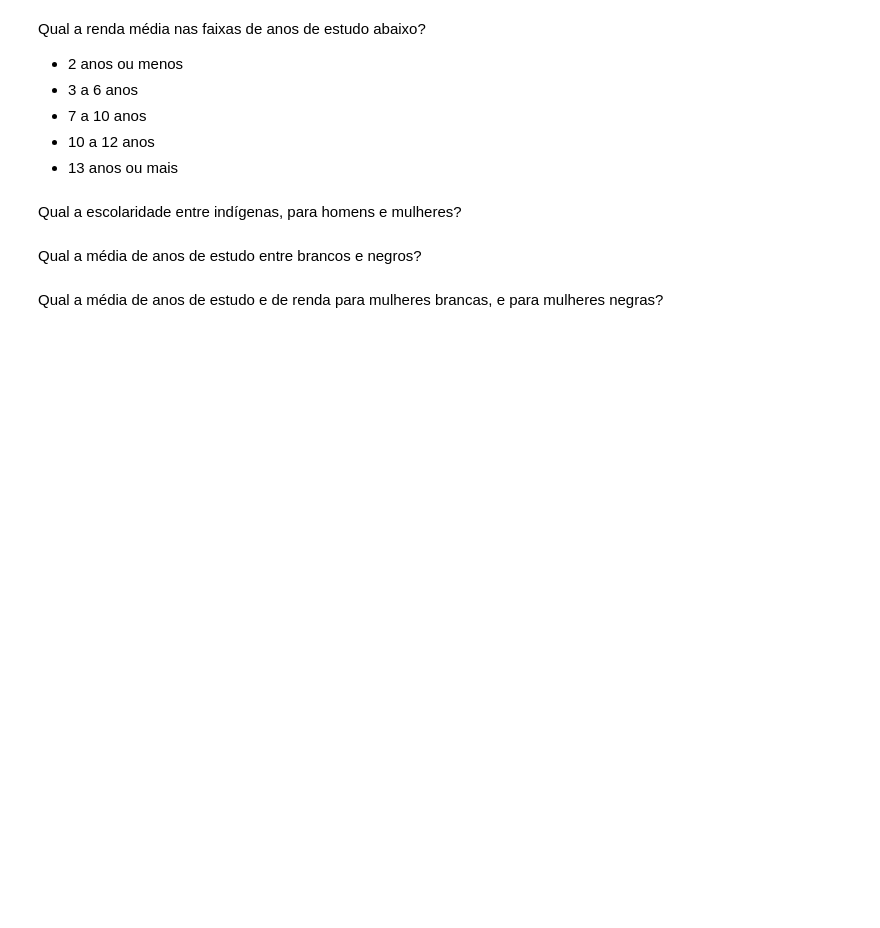
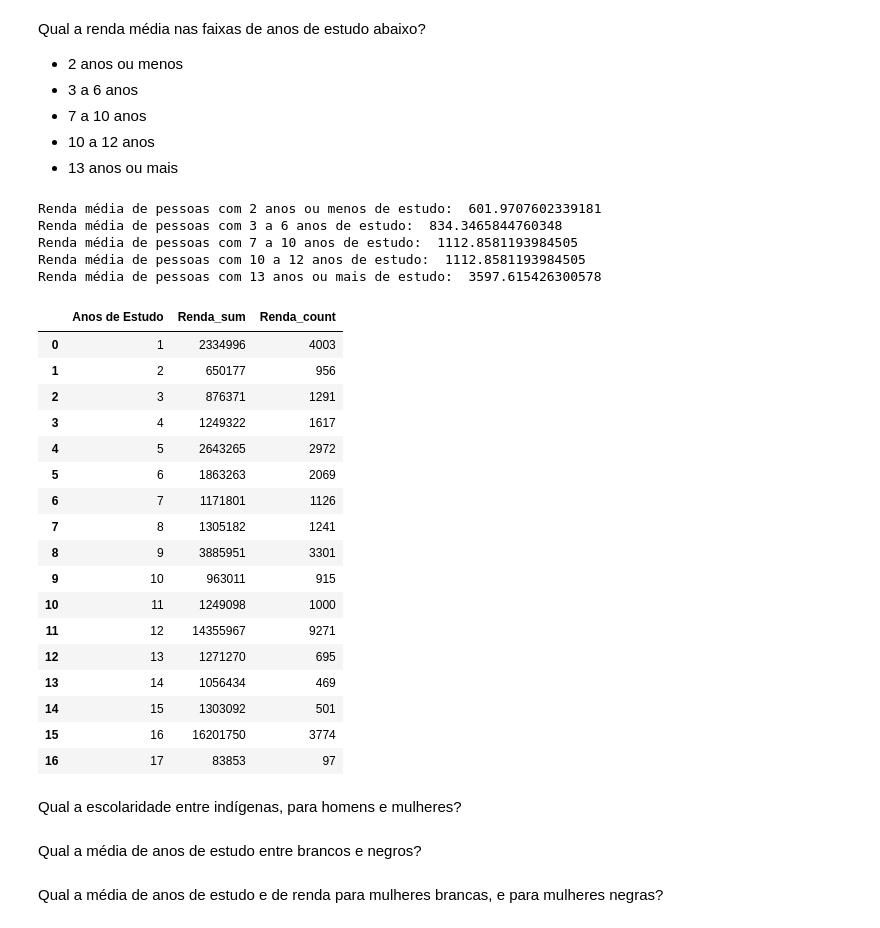
Before and after one commit to AndressaMattos/Engenharia_Dados_Growdev, a Jupyter notebook: Atividade_Analise_dados_Pandas_Semana_01.ipynb, the cells around one changed output. Drawn from its saved outputs; the diff is of its cells as text; code cells hidden in the pictures; blank space fills up the shorter version.

```diff
--- a/Atividade_Analise_dados_Pandas_Semana_01.ipynb
+++ b/Atividade_Analise_dados_Pandas_Semana_01.ipynb
@@ -44,6 +300,65 @@ Qual a renda média nas faixas de anos de estudo abaixo?
 - 7 a 10 anos
 - 10 a 12 anos
 - 13 anos ou mais
+# %%
+#Tentando dimunir o volume de dados
+df_estudo = df_pesquisa[['Anos de Estudo','Renda']]
+
+#Criando data frame agrupando renda por ano de estudo
+df_estudo = df_estudo.groupby("Anos de Estudo").agg({'Renda': ['sum','count']})
+df_estudo = pd.DataFrame(df_estudo)
+df_estudo.reset_index(inplace=True)
+
+
+#Verificando
+#teste = df_estudo.loc[df_estudo["Anos de Estudo"] <= 2]["Renda"].sum() #2985173
+#teste = df_estudo.loc[df_estudo["Anos de Estudo"] <= 2].count() #4959
+
+
+#Renomeando colunas
+df_estudo.columns = ['Anos de Estudo','Renda_sum','Renda_count']
+
+#Criando uma coluna com a média pronta
+
+
+Media_1 = df_estudo.loc[df_estudo["Anos de Estudo"] <= 2]["Renda_sum"].sum() / df_estudo.loc[df_estudo["Anos de Estudo"] <= 2]["Renda_count"].sum()
+Media_2 = df_estudo.loc[(df_estudo["Anos de Estudo"] >=3) & (df_estudo["Anos de Estudo"] <=6)]['Renda_sum'].sum() / df_estudo.loc[(df_estudo["Anos de Estudo"] >=3) & (df_estudo["Anos de Estudo"] <=6)]['Renda_count'].sum()
+Media_3 = df_estudo.loc[(df_estudo["Anos de Estudo"] >=7) & (df_estudo["Anos de Estudo"] <=10)]['Renda_sum'].sum() / df_estudo.loc[(df_estudo["Anos de Estudo"] >=7) & (df_estudo["Anos de Estudo"] <=10)]['Renda_count'].sum()
+Media_4 = df_estudo.loc[(df_estudo["Anos de Estudo"] >=7) & (df_estudo["Anos de Estudo"] <=10)]["Renda_sum"].sum() / df_estudo.loc[(df_estudo["Anos de Estudo"]>=7) & (df_estudo["Anos de Estudo"]<=10)]["Renda_count"].sum()
+Media_5 = df_estudo.loc[df_estudo["Anos de Estudo"] >= 13]["Renda_sum"].sum() / df_estudo.loc[df_estudo["Anos de Estudo"] >= 13]["Renda_count"].sum()
+
+
+print(f'Renda média de pessoas com 2 anos ou menos de estudo: ', Media_1)
+print(f'Renda média de pessoas com 3 a 6 anos de estudo: ', Media_2)
+print(f'Renda média de pessoas com 7 a 10 anos de estudo: ', Media_3)
+print(f'Renda média de pessoas com 10 a 12 anos de estudo: ', Media_4)
+print(f'Renda média de pessoas com 13 anos ou mais de estudo: ', Media_5)
+
+df_estudo
+# %% [output]
+Renda média de pessoas com 2 anos ou menos de estudo:  601.9707602339181
+Renda média de pessoas com 3 a 6 anos de estudo:  834.3465844760348
+Renda média de pessoas com 7 a 10 anos de estudo:  1112.8581193984505
+Renda média de pessoas com 10 a 12 anos de estudo:  1112.8581193984505
+Renda média de pessoas com 13 anos ou mais de estudo:  3597.615426300578
+|  | Anos de Estudo | Renda_sum | Renda_count |
+| 0 | 1 | 2334996 | 4003 |
+| 1 | 2 | 650177 | 956 |
+| 2 | 3 | 876371 | 1291 |
+| 3 | 4 | 1249322 | 1617 |
+| 4 | 5 | 2643265 | 2972 |
+| 5 | 6 | 1863263 | 2069 |
+| 6 | 7 | 1171801 | 1126 |
+| 7 | 8 | 1305182 | 1241 |
+| 8 | 9 | 3885951 | 3301 |
+| 9 | 10 | 963011 | 915 |
+| 10 | 11 | 1249098 | 1000 |
+| 11 | 12 | 14355967 | 9271 |
+| 12 | 13 | 1271270 | 695 |
+| 13 | 14 | 1056434 | 469 |
+| 14 | 15 | 1303092 | 501 |
+| 15 | 16 | 16201750 | 3774 |
+| 16 | 17 | 83853 | 97 |
 # %% [markdown]
 Qual a escolaridade entre indígenas, para homens e mulheres?
 # %% [markdown]
```
Also changed, not shown: parts of 19 cells of this notebook.
